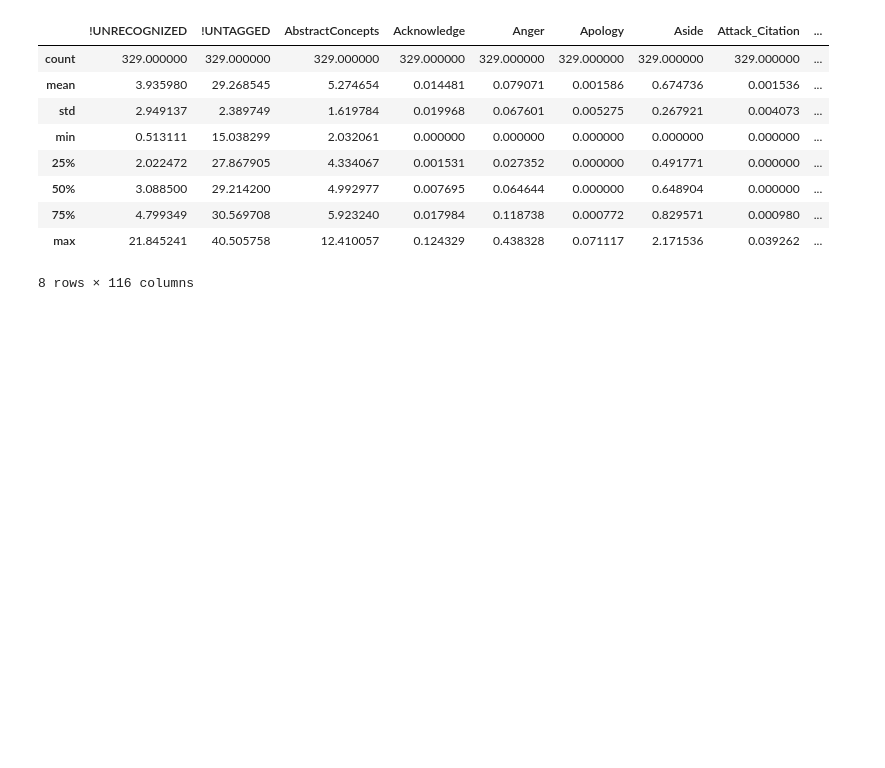
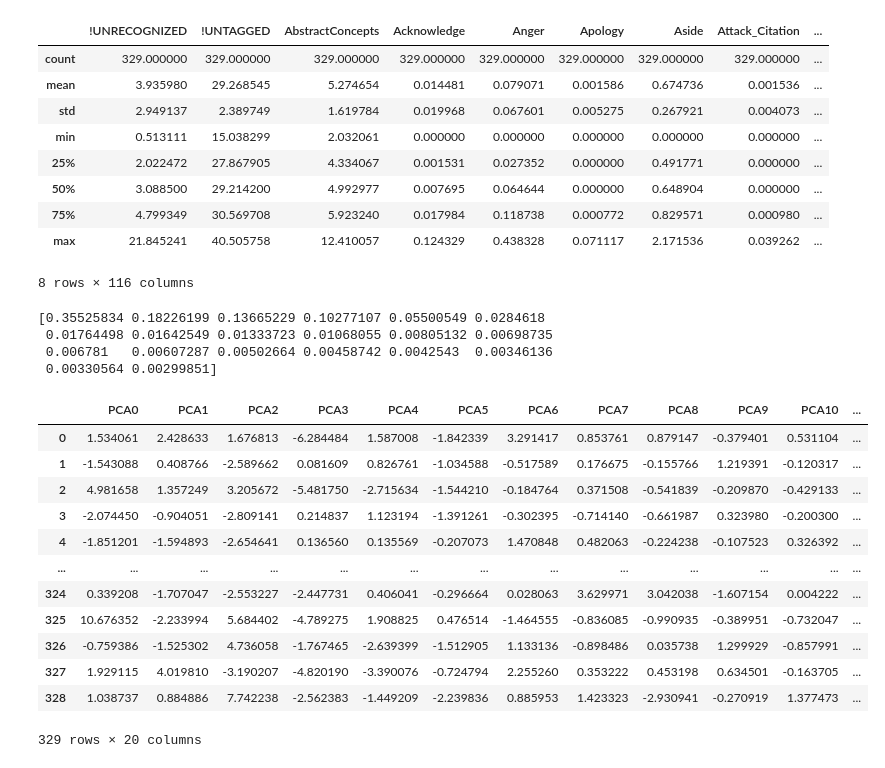
Before and after one commit to cemeterysummoning/MathDH, a Jupyter notebook: exploration.ipynb, the cells around one changed output. Drawn from its saved outputs; the diff is of its cells as text; code cells hidden in the pictures; blank space fills up the shorter version.

```diff
--- a/exploration.ipynb
+++ b/exploration.ipynb
@@ -70,3 +68,31 @@ df_float.describe()
 | 75% | 4.799349 | 30.569708 | 5.923240 | 0.017984 | 0.118738 | 0.000772 | 0.829571 | 0.000980 | ... |
 | max | 21.845241 | 40.505758 | 12.410057 | 0.124329 | 0.438328 | 0.071117 | 2.171536 | 0.039262 | ... |
 8 rows × 116 columns
+# %%
+from sklearn.decomposition import PCA
+
+n_components = 20
+
+pca = PCA(n_components=n_components)
+components_fit = pca.fit_transform(df_float)
+components = pd.DataFrame(components_fit, columns=['PCA%i' % i for i in range(n_components)], index=df_float.index)
+print(pca.explained_variance_ratio_)
+components
+# %% [output]
+[0.35525834 0.18226199 0.13665229 0.10277107 0.05500549 0.0284618
+ 0.01764498 0.01642549 0.01333723 0.01068055 0.00805132 0.00698735
+ 0.006781   0.00607287 0.00502664 0.00458742 0.0042543  0.00346136
+ 0.00330564 0.00299851]
+|  | PCA0 | PCA1 | PCA2 | PCA3 | PCA4 | PCA5 | PCA6 | PCA7 | PCA8 | PCA9 | PCA10 | ... |
+| 0 | 1.534061 | 2.428633 | 1.676813 | -6.284484 | 1.587008 | -1.842339 | 3.291417 | 0.853761 | 0.879147 | -0.379401 | 0.531104 | ... |
+| 1 | -1.543088 | 0.408766 | -2.589662 | 0.081609 | 0.826761 | -1.034588 | -0.517589 | 0.176675 | -0.155766 | 1.219391 | -0.120317 | ... |
+| 2 | 4.981658 | 1.357249 | 3.205672 | -5.481750 | -2.715634 | -1.544210 | -0.184764 | 0.371508 | -0.541839 | -0.209870 | -0.429133 | ... |
+| 3 | -2.074450 | -0.904051 | -2.809141 | 0.214837 | 1.123194 | -1.391261 | -0.302395 | -0.714140 | -0.661987 | 0.323980 | -0.200300 | ... |
+| 4 | -1.851201 | -1.594893 | -2.654641 | 0.136560 | 0.135569 | -0.207073 | 1.470848 | 0.482063 | -0.224238 | -0.107523 | 0.326392 | ... |
+| ... | ... | ... | ... | ... | ... | ... | ... | ... | ... | ... | ... | ... |
+| 324 | 0.339208 | -1.707047 | -2.553227 | -2.447731 | 0.406041 | -0.296664 | 0.028063 | 3.629971 | 3.042038 | -1.607154 | 0.004222 | ... |
+| 325 | 10.676352 | -2.233994 | 5.684402 | -4.789275 | 1.908825 | 0.476514 | -1.464555 | -0.836085 | -0.990935 | -0.389951 | -0.732047 | ... |
+| 326 | -0.759386 | -1.525302 | 4.736058 | -1.767465 | -2.639399 | -1.512905 | 1.133136 | -0.898486 | 0.035738 | 1.299929 | -0.857991 | ... |
+| 327 | 1.929115 | 4.019810 | -3.190207 | -4.820190 | -3.390076 | -0.724794 | 2.255260 | 0.353222 | 0.453198 | 0.634501 | -0.163705 | ... |
+| 328 | 1.038737 | 0.884886 | 7.742238 | -2.562383 | -1.449209 | -2.239836 | 0.885953 | 1.423323 | -2.930941 | -0.270919 | 1.377473 | ... |
+329 rows × 20 columns
```
Also changed, not shown: parts of 2 cells of this notebook.
